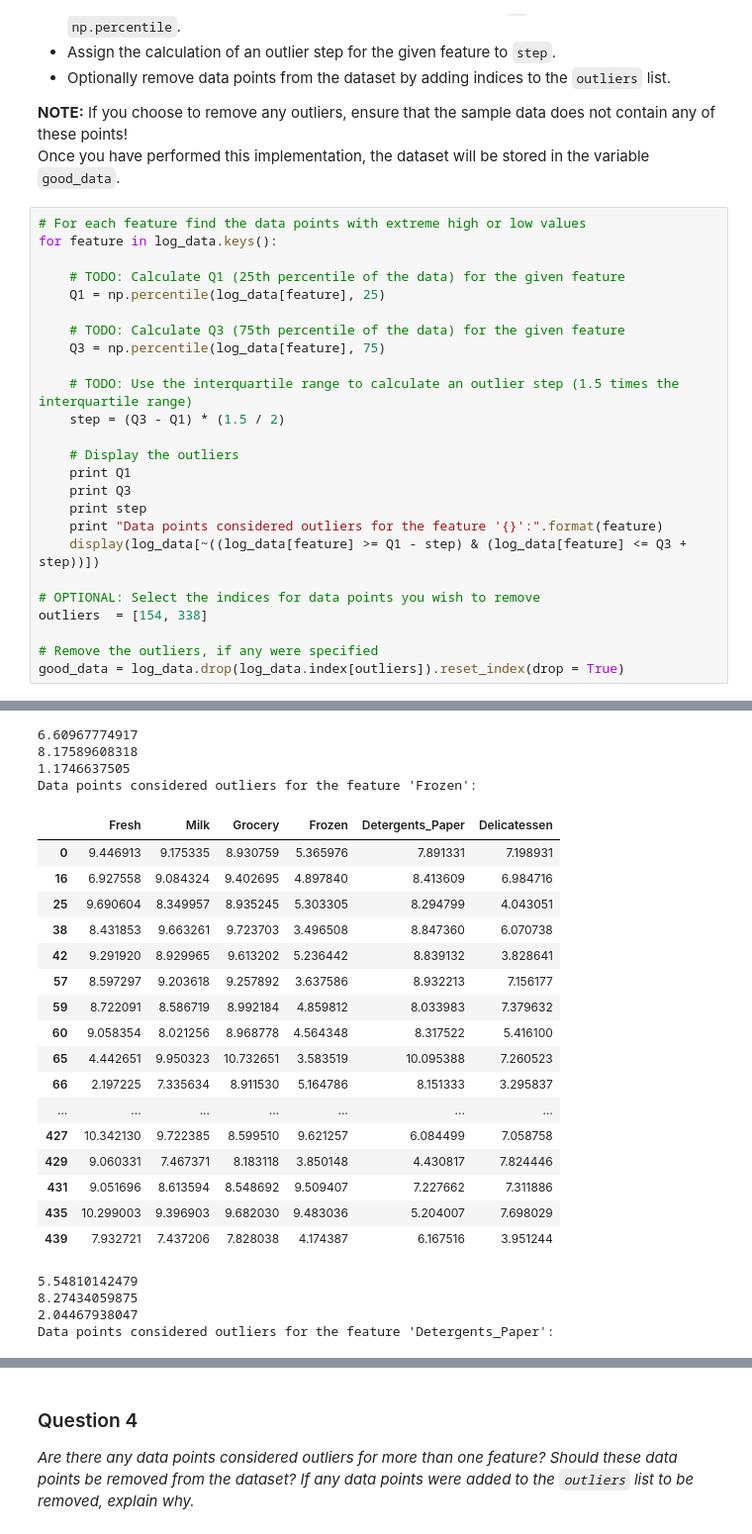
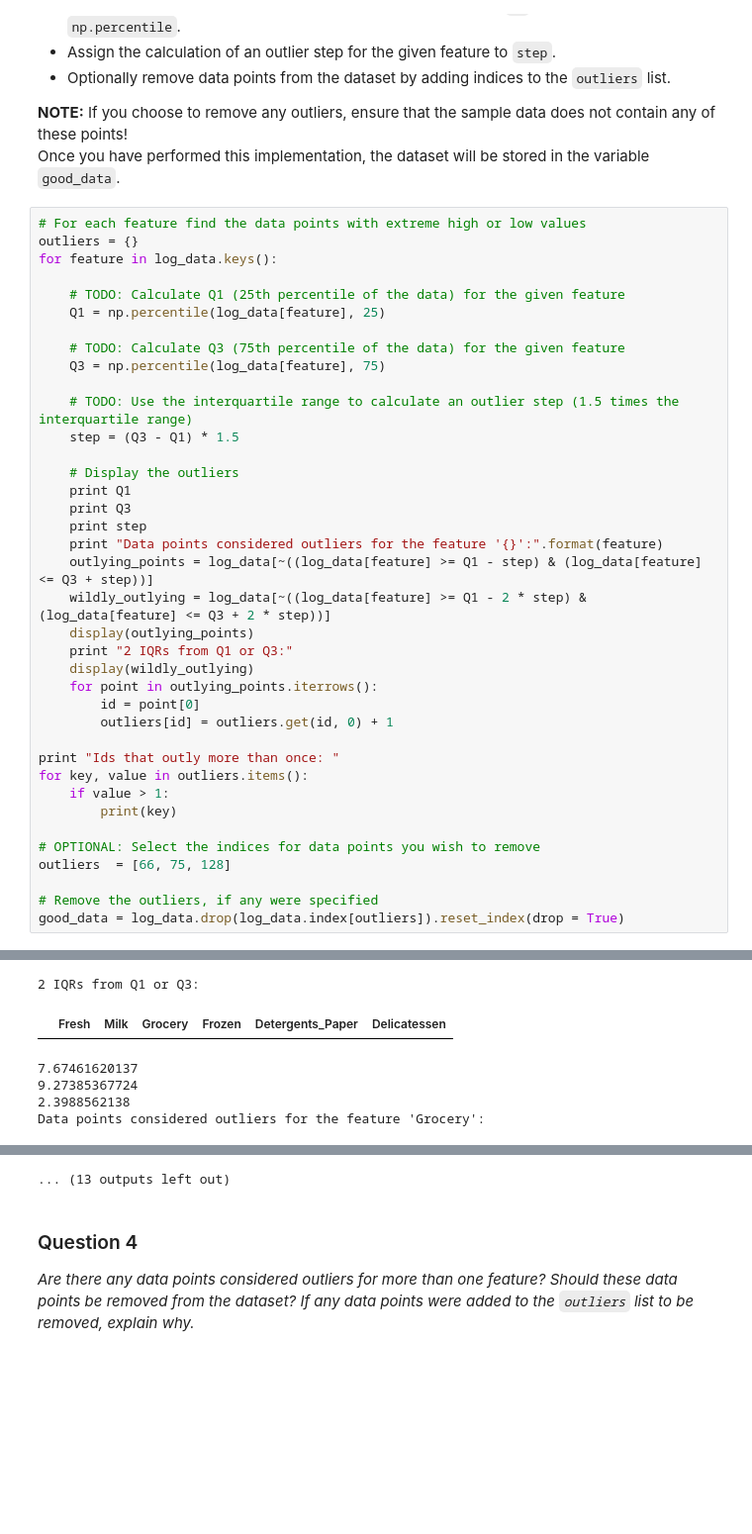
Before and after one commit to curiousest/machine-learning, a Jupyter notebook: projects/creating_customer_segments/customer_segments.ipynb, the cells around one changed output, grey strips where cells are left out. Shown: that part at 99% size. Saved outputs shown, nothing was run; the diff lists cells and outputs as text; blank space fills up the shorter version.

```diff
--- a/projects/creating_customer_segments/customer_segments.ipynb
+++ b/projects/creating_customer_segments/customer_segments.ipynb
@@ -212,6 +228,7 @@ In the code block below, you will need to implement the following:
 Once you have performed this implementation, the dataset will be stored in the variable `good_data`.
 # %%
 # For each feature find the data points with extreme high or low values
+outliers = {}
 for feature in log_data.keys():
 
     # TODO: Calculate Q1 (25th percentile of the data) for the given feature
@@ -221,17 +238,29 @@ for feature in log_data.keys():
     Q3 = np.percentile(log_data[feature], 75)
 
     # TODO: Use the interquartile range to calculate an outlier step (1.5 times the interquartile range)
-    step = (Q3 - Q1) * (1.5 / 2)
+    step = (Q3 - Q1) * 1.5
 
     # Display the outliers
     print Q1
     print Q3
     print step
     print "Data points considered outliers for the feature '{}':".format(feature)
-    display(log_data[~((log_data[feature] >= Q1 - step) & (log_data[feature] <= Q3 + step))])
+    outlying_points = log_data[~((log_data[feature] >= Q1 - step) & (log_data[feature] <= Q3 + step))]
+    wildly_outlying = log_data[~((log_data[feature] >= Q1 - 2 * step) & (log_data[feature] <= Q3 + 2 * step))]
+    display(outlying_points)
+    print "2 IQRs from Q1 or Q3:"
+    display(wildly_outlying)
+    for point in outlying_points.iterrows():
+        id = point[0]
+        outliers[id] = outliers.get(id, 0) + 1
+
+print "Ids that outly more than once: "
+for key, value in outliers.items():
+    if value > 1:
+        print(key)
 
 # OPTIONAL: Select the indices for data points you wish to remove
-outliers  = [154, 338]
+outliers  = [66, 75, 128]
 
 # Remove the outliers, if any were specified
 good_data = log_data.drop(log_data.index[outliers]).reset_index(drop = True)
@@ -302,27 +304,8 @@ Data points considered outliers for the feature 'Grocery':
-6.60967774917
-8.17589608318
-1.1746637505
-Data points considered outliers for the feature 'Frozen':
+2 IQRs from Q1 or Q3:
 |  | Fresh | Milk | Grocery | Frozen | Detergents_Paper | Delicatessen |
-| 0 | 9.446913 | 9.175335 | 8.930759 | 5.365976 | 7.891331 | 7.198931 |
-| 16 | 6.927558 | 9.084324 | 9.402695 | 4.897840 | 8.413609 | 6.984716 |
-| 25 | 9.690604 | 8.349957 | 8.935245 | 5.303305 | 8.294799 | 4.043051 |
-| 38 | 8.431853 | 9.663261 | 9.723703 | 3.496508 | 8.847360 | 6.070738 |
-| 42 | 9.291920 | 8.929965 | 9.613202 | 5.236442 | 8.839132 | 3.828641 |
-| 57 | 8.597297 | 9.203618 | 9.257892 | 3.637586 | 8.932213 | 7.156177 |
-| 59 | 8.722091 | 8.586719 | 8.992184 | 4.859812 | 8.033983 | 7.379632 |
-| 60 | 9.058354 | 8.021256 | 8.968778 | 4.564348 | 8.317522 | 5.416100 |
-| 65 | 4.442651 | 9.950323 | 10.732651 | 3.583519 | 10.095388 | 7.260523 |
-| 66 | 2.197225 | 7.335634 | 8.911530 | 5.164786 | 8.151333 | 3.295837 |
-| ... | ... | ... | ... | ... | ... | ... |
-| 427 | 10.342130 | 9.722385 | 8.599510 | 9.621257 | 6.084499 | 7.058758 |
-| 429 | 9.060331 | 7.467371 | 8.183118 | 3.850148 | 4.430817 | 7.824446 |
-| 431 | 9.051696 | 8.613594 | 8.548692 | 9.509407 | 7.227662 | 7.311886 |
-| 435 | 10.299003 | 9.396903 | 9.682030 | 9.483036 | 5.204007 | 7.698029 |
-| 439 | 7.932721 | 7.437206 | 7.828038 | 4.174387 | 6.167516 | 3.951244 |
-5.54810142479
-8.27434059875
-2.04467938047
-Data points considered outliers for the feature 'Detergents_Paper':
+7.67461620137
+9.27385367724
+2.3988562138
+Data points considered outliers for the feature 'Grocery':
 |  | Fresh | Milk | Grocery | Frozen | Detergents_Paper | Delicatessen |
 | 75 | 9.923192 | 7.036148 | 1.098612 | 8.390949 | 1.098612 | 6.882437 |
@@ -363,3 +316,4 @@ Data points considered outliers for the feature 'Delicatessen':
+... (13 outputs left out)
 # %% [markdown]
 ### Question 4
 *Are there any data points considered outliers for more than one feature? Should these data points be removed from the dataset? If any data points were added to the `outliers` list to be removed, explain why.*
```
Also changed, not shown: parts of 6 cells of this notebook.
